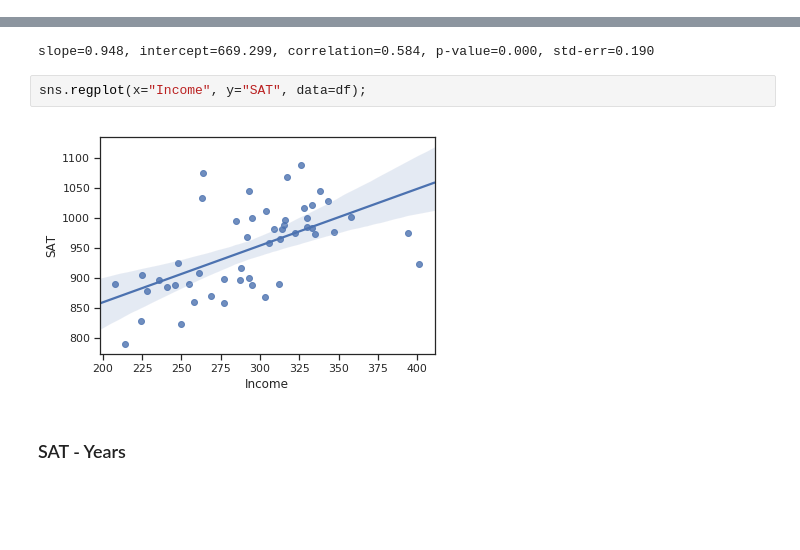
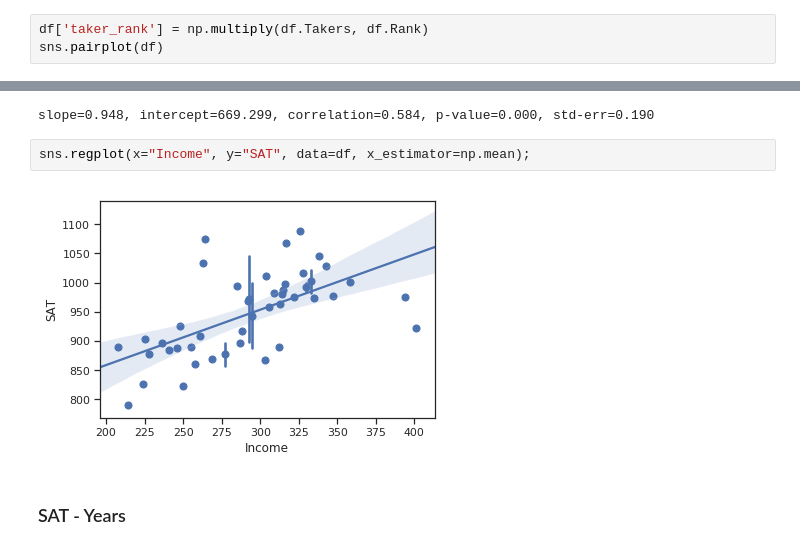
Before and after one commit to icerealm/SAT, a Jupyter notebook: SAT.ipynb, the cells around one changed output, grey strips where cells are left out. Cells and saved outputs as stored; diff of their text form; blank space fills up the shorter version.

```diff
--- a/SAT.ipynb
+++ b/SAT.ipynb
@@ -127,3 +127,6 @@ sns.pairplot(df)
 # %% [output]
 <seaborn.axisgrid.PairGrid at 0x...>
 [figure]
+# %%
+df['taker_rank'] = np.multiply(df.Takers, df.Rank)
+sns.pairplot(df)
@@ -214,9 +220,9 @@ print("slope=%.3f, intercept=%.3f, correlation=%.3f, p-value=%.3f, std-err=%.3f"
 # %% [output]
 slope=0.948, intercept=669.299, correlation=0.584, p-value=0.000, std-err=0.190
 # %%
-sns.regplot(x="Income", y="SAT", data=df);
+sns.regplot(x="Income", y="SAT", data=df, x_estimator=np.mean);
 # %% [output]
-[figure, old version]
+[figure, new version]
 # %% [markdown]
 ### SAT - Years
 # %%
```
Also changed, not shown: parts of 17 cells of this notebook.
